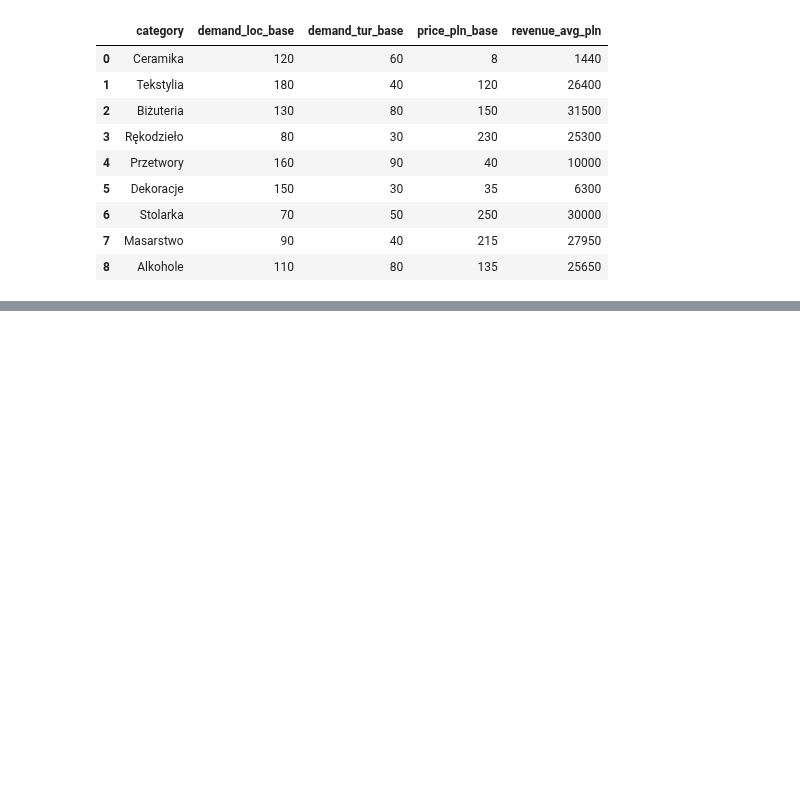
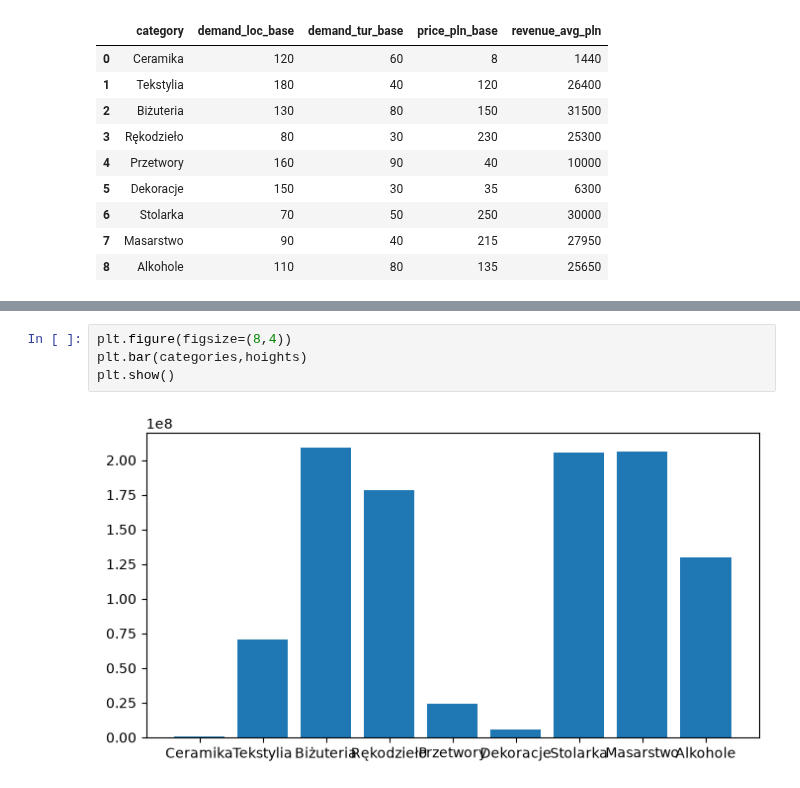
Before and after one commit to Mati5gamed/DataWizualizationMN, a Jupyter notebook: 01-bar.ipynb, the cells around one changed output, grey strips where cells are left out. Drawn from its saved outputs; the diff is of its cells as text; blank space fills up the shorter version.

```diff
--- a/01-bar.ipynb
+++ b/01-bar.ipynb
@@ -57,0 +121,6 @@ catalog
+# %%
+plt.figure(figsize=(8,4))
+plt.bar(categories,hoights)
+plt.show()
+# %% [output]
+[figure, added]
```
Also changed, not shown: parts of 15 cells of this notebook.
